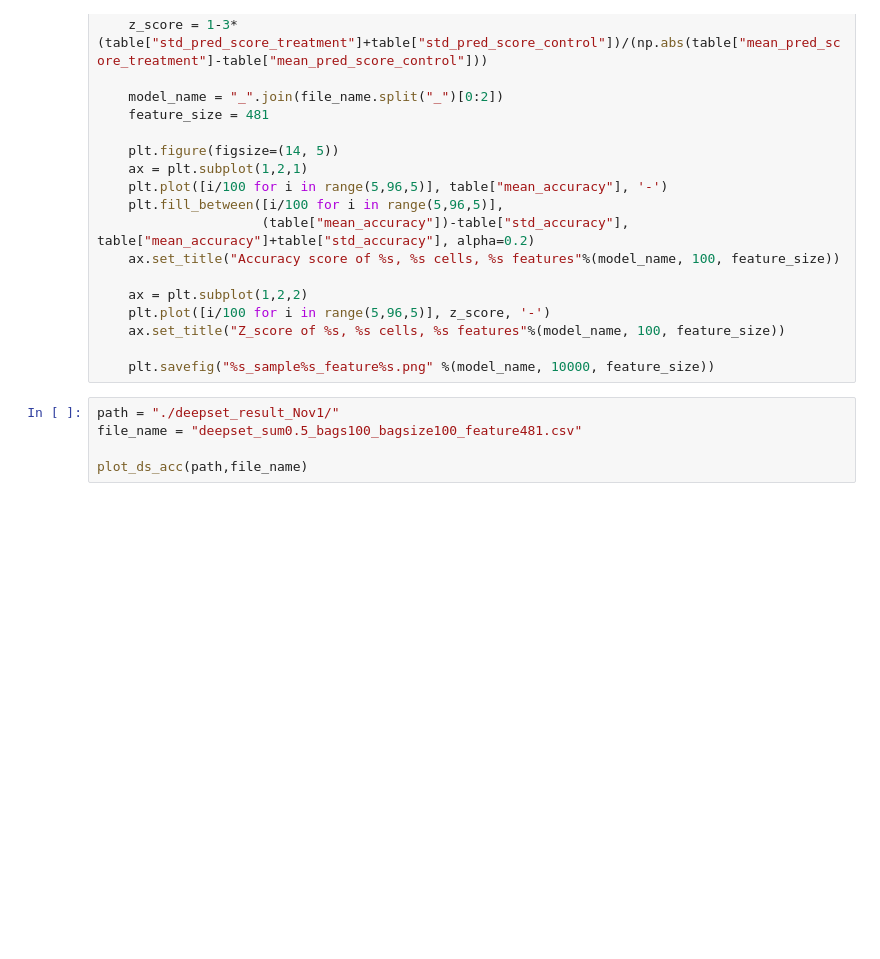
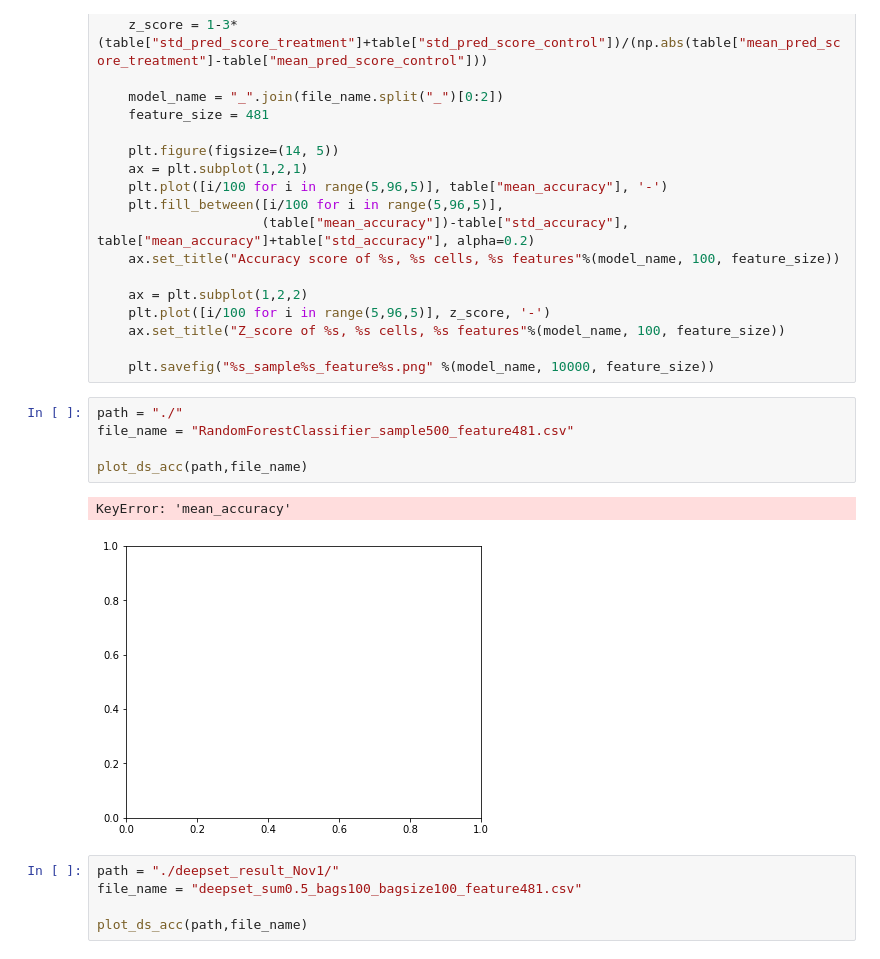
Before and after one commit to RenlyH/AttentionSet-cell-painting, a Jupyter notebook: bag_profile_debugger.ipynb, the cells around one changed output. Drawn from its saved outputs; the diff is of its cells as text; blank space fills up the shorter version.

```diff
--- a/bag_profile_debugger.ipynb
+++ b/bag_profile_debugger.ipynb
@@ -124,6 +124,14 @@ def plot_ds_acc(path, file_name):
     ax.set_title("Z_score of %s, %s cells, %s features"%(model_name, 100, feature_size))
 
     plt.savefig("%s_sample%s_feature%s.png" %(model_name, 10000, feature_size))
+# %%
+path = "./"
+file_name = "RandomForestClassifier_sample500_feature481.csv"
+
+plot_ds_acc(path,file_name)
+# %% [output]
+KeyError: 'mean_accuracy'
+[figure, added]
 # %%
 path = "./deepset_result_Nov1/"
 file_name = "deepset_sum0.5_bags100_bagsize100_feature481.csv"
```
Also changed, not shown: 5 other files.
